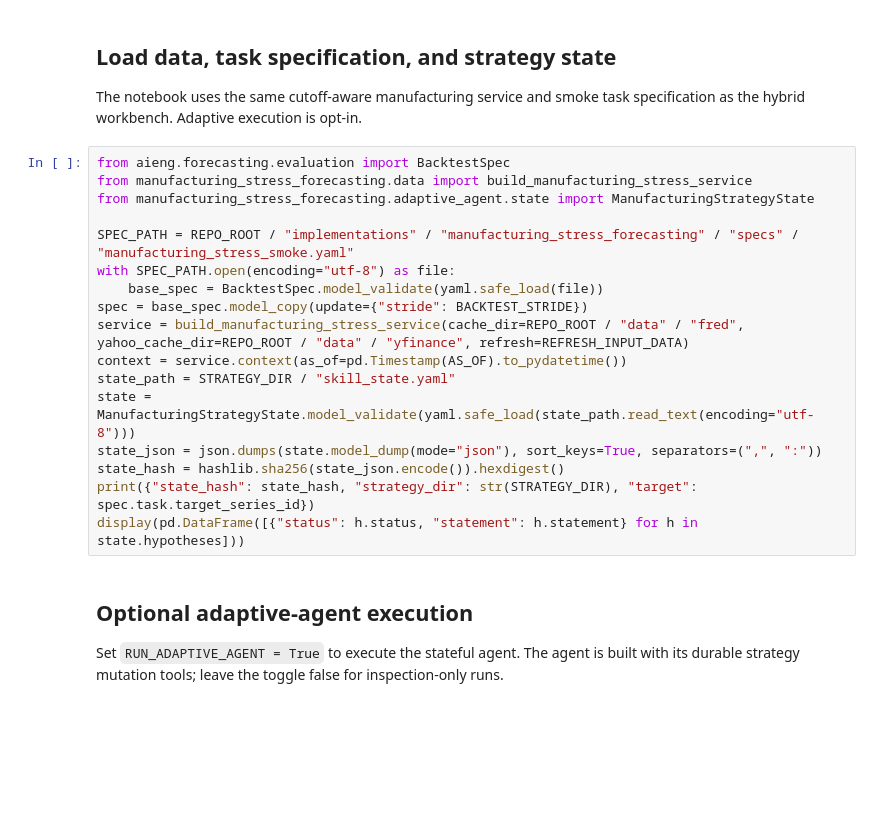
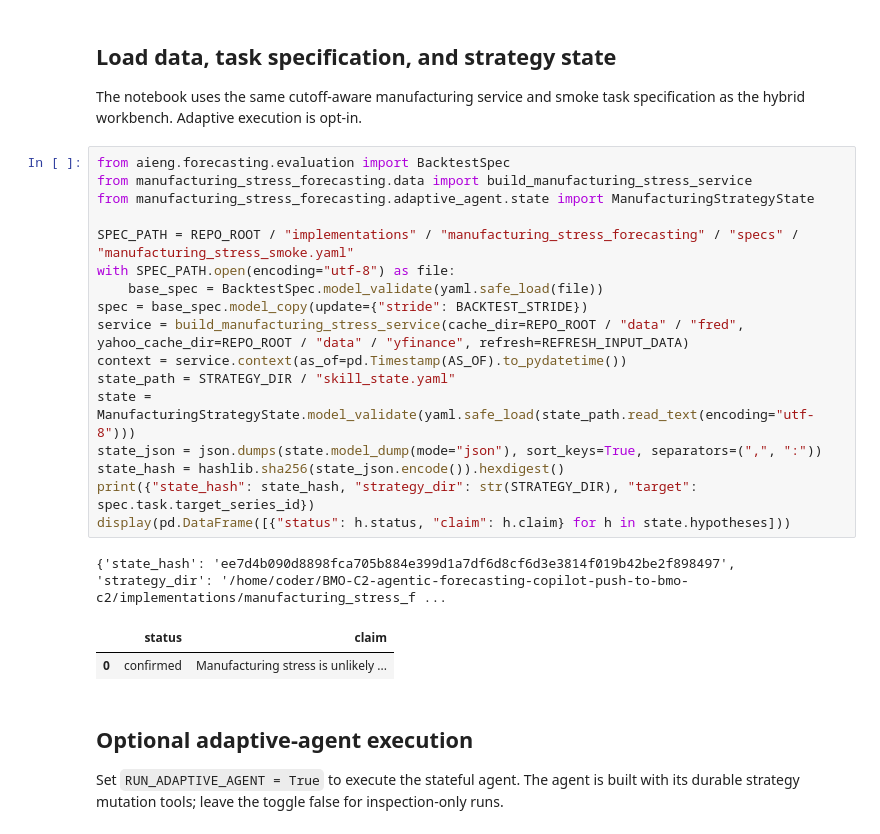
Before and after one commit to minaattari/BMO-C2-agentic-forecasting, a Jupyter notebook: implementations/manufacturing_stress_forecasting/manufacturing_stress_adaptive_agent_workbench.ipynb, the cells around one changed output. Saved outputs shown, nothing was run; the diff lists cells and outputs as text; blank space fills up the shorter version.

```diff
--- a/implementations/manufacturing_stress_forecasting/manufacturing_stress_adaptive_agent_workbench.ipynb
+++ b/implementations/manufacturing_stress_forecasting/manufacturing_stress_adaptive_agent_workbench.ipynb
@@ -41,20 +81,24 @@ The notebook uses the same cutoff-aware manufacturing service and smoke task spe
 # %%
 from aieng.forecasting.evaluation import BacktestSpec
 from manufacturing_stress_forecasting.data import build_manufacturing_stress_service
 from manufacturing_stress_forecasting.adaptive_agent.state import ManufacturingStrategyState
 
 SPEC_PATH = REPO_ROOT / "implementations" / "manufacturing_stress_forecasting" / "specs" / "manufacturing_stress_smoke.yaml"
 with SPEC_PATH.open(encoding="utf-8") as file:
     base_spec = BacktestSpec.model_validate(yaml.safe_load(file))
 spec = base_spec.model_copy(update={"stride": BACKTEST_STRIDE})
 service = build_manufacturing_stress_service(cache_dir=REPO_ROOT / "data" / "fred", yahoo_cache_dir=REPO_ROOT / "data" / "yfinance", refresh=REFRESH_INPUT_DATA)
 context = service.context(as_of=pd.Timestamp(AS_OF).to_pydatetime())
 state_path = STRATEGY_DIR / "skill_state.yaml"
 state = ManufacturingStrategyState.model_validate(yaml.safe_load(state_path.read_text(encoding="utf-8")))
 state_json = json.dumps(state.model_dump(mode="json"), sort_keys=True, separators=(",", ":"))
 state_hash = hashlib.sha256(state_json.encode()).hexdigest()
 print({"state_hash": state_hash, "strategy_dir": str(STRATEGY_DIR), "target": spec.task.target_series_id})
-display(pd.DataFrame([{"status": h.status, "statement": h.statement} for h in state.hypotheses]))
+display(pd.DataFrame([{"status": h.status, "claim": h.claim} for h in state.hypotheses]))
+# %% [output]
+{'state_hash': 'ee7d4b090d8898fca705b884e399d1a7df6d8cf6d3e3814f019b42be2f898497', 'strategy_dir': '/home/coder/BMO-C2-agentic-forecasting-copilot-push-to-bmo-c2/implementations/manufacturing_stress_f ...
+|  | status | claim |
+| 0 | confirmed | Manufacturing stress is unlikely ... |
 # %% [markdown]
 ## Optional adaptive-agent execution
 
```
Also changed, not shown: parts of 5 cells of this notebook, 20 other files.
